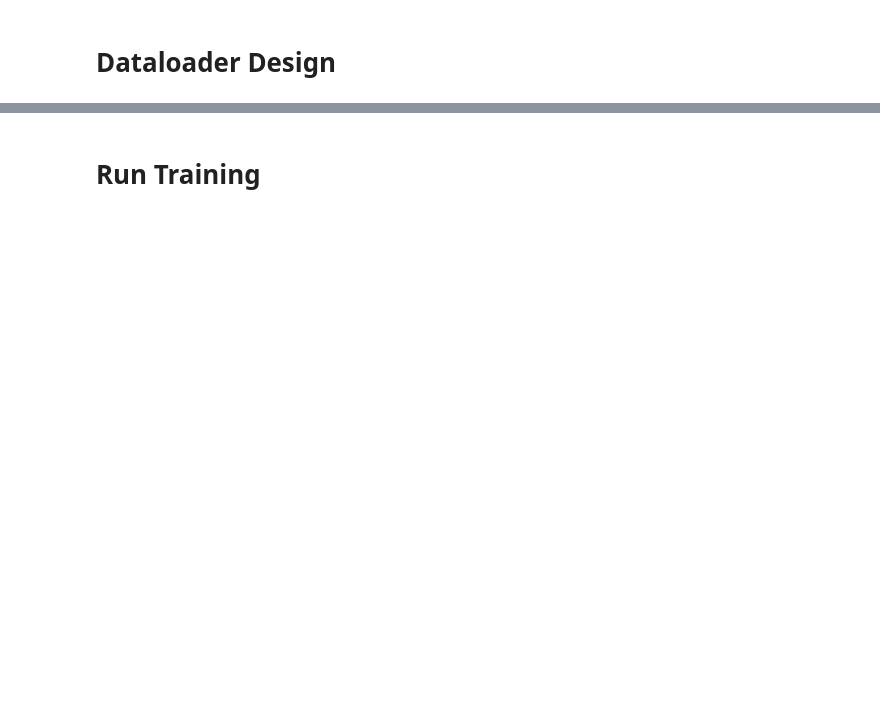
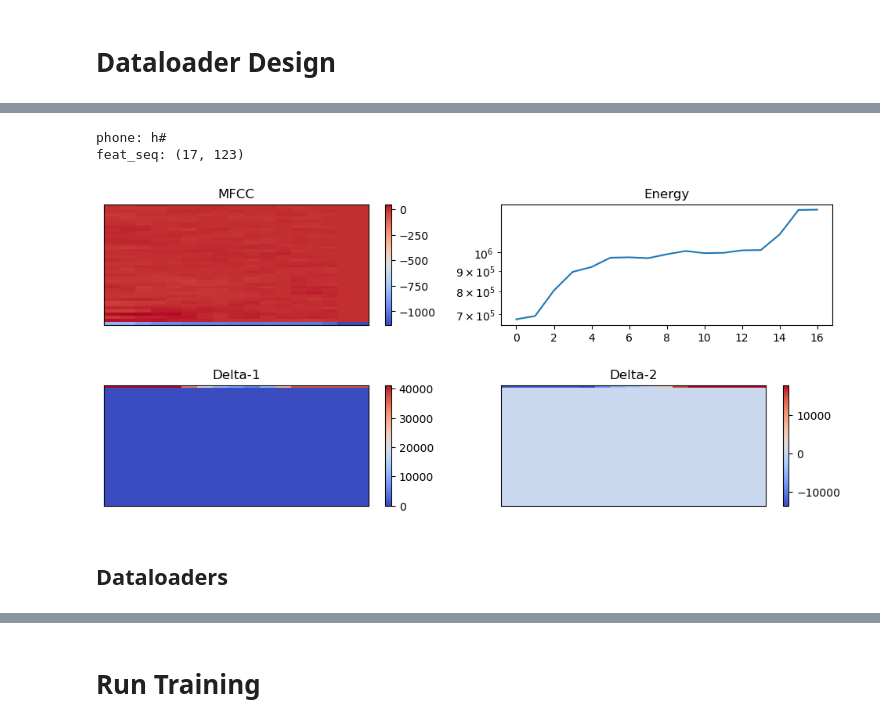
Before and after one commit to Arafat-Kabir/SPAR-Benchmarks, a Jupyter notebook: Arafat_WS/LSTM-250/Training-03.ipynb, the cells around one changed output, grey strips where cells are left out. Drawn from its saved outputs; the diff is of its cells as text; code cells hidden in the pictures; blank space fills up the shorter version.

```diff
--- a/Arafat_WS/LSTM-250/Training-03.ipynb
+++ b/Arafat_WS/LSTM-250/Training-03.ipynb
@@ -178,0 +399,9 @@ feat_seq: (17, 123)
+# %%
+phone, feat_seq = Train_dataset[1050]
+print('phone:', phone)
+print('feat_seq:', feat_seq.shape)
+showFeatures(feat_seq)
+# %% [output]
+phone: h#
+feat_seq: (17, 123)
+[figure, added]
@@ -178,0 +411,2 @@ feat_seq: (17, 123)
+# %% [markdown]
+## Dataloaders
```
Also changed, not shown: parts of 40 cells of this notebook.
